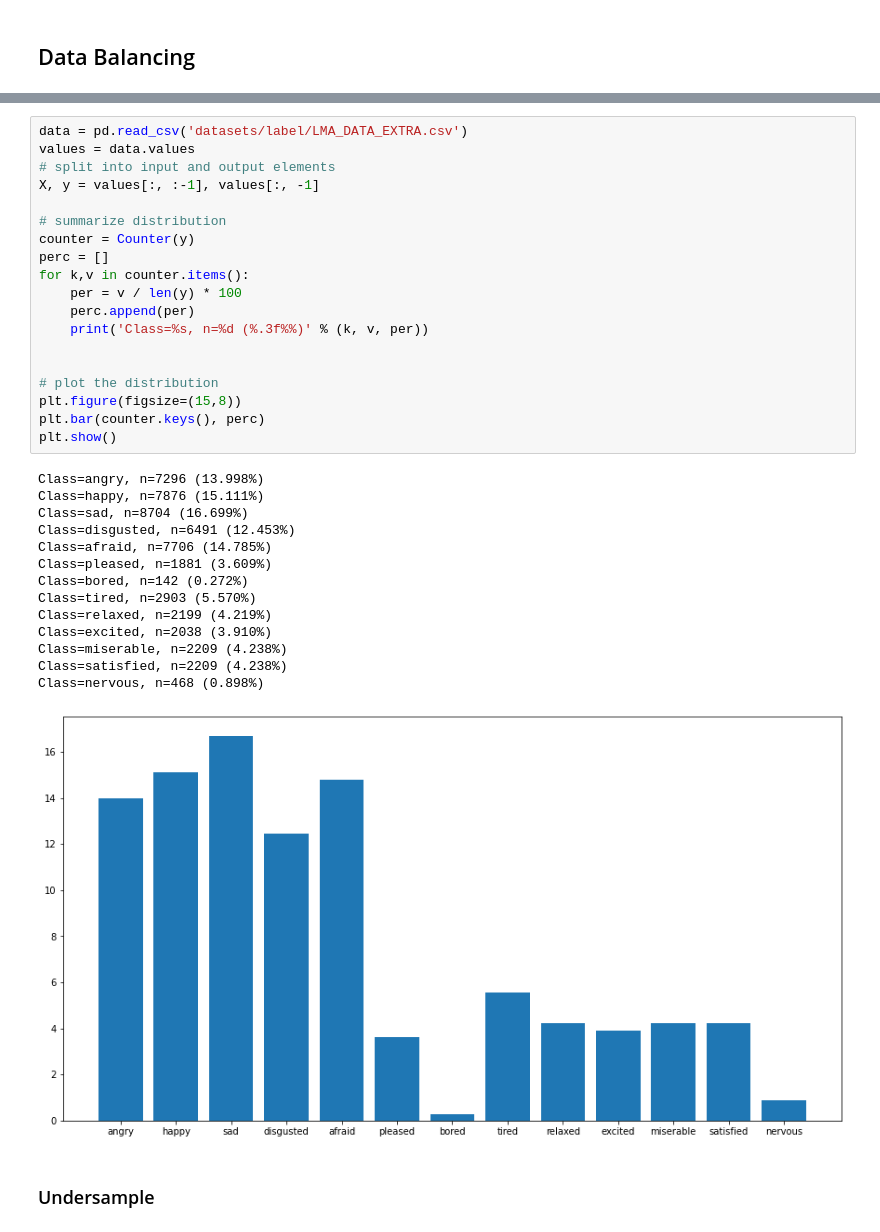
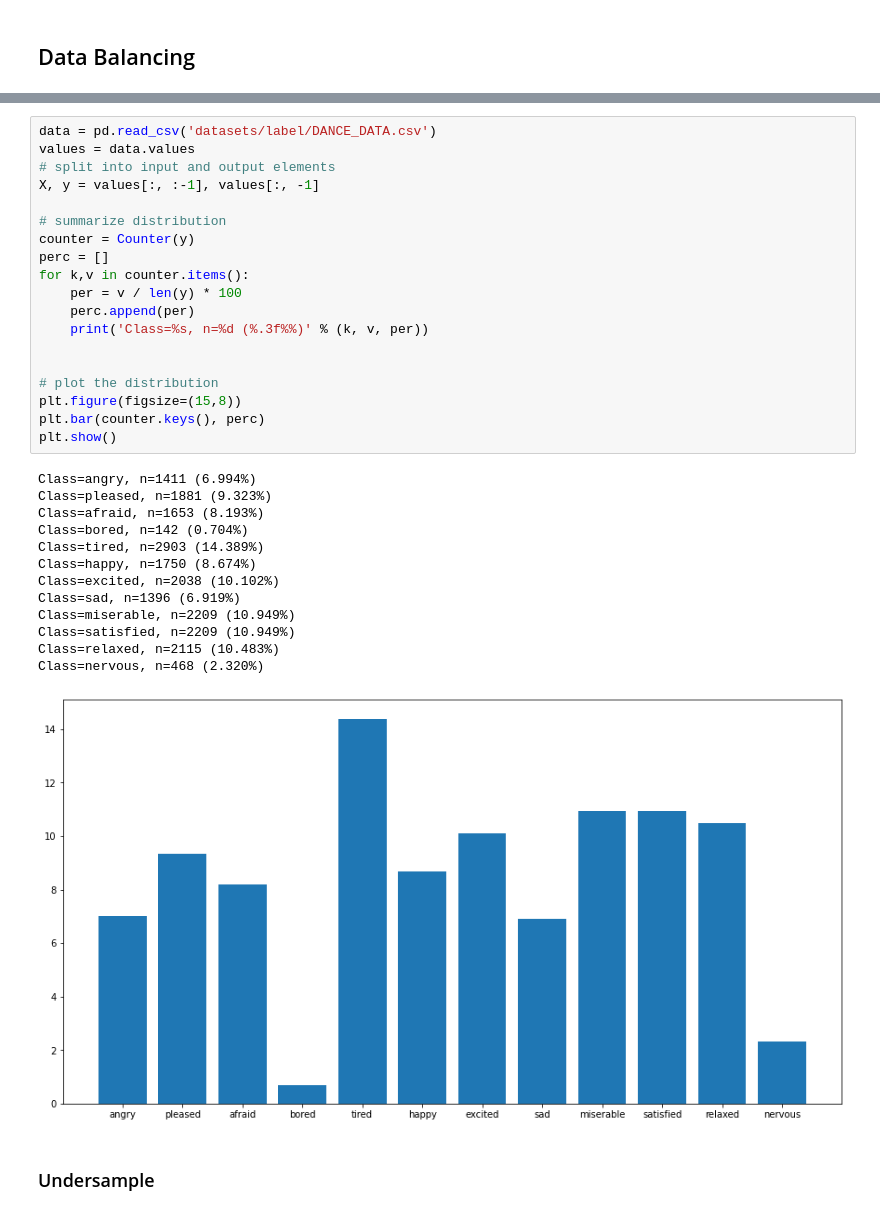
Before and after one commit to HerouFenix/Emotionally-Expressive-Motion-Controller-for-Virtual-Characters, a Jupyter notebook: emotion_classifier/model_training/data_preparation.ipynb, the cells around one changed output, grey strips where cells are left out. Drawn from its saved outputs; the diff is of its cells as text.

Commit message:
new datasets

```diff
--- a/emotion_classifier/model_training/data_preparation.ipynb
+++ b/emotion_classifier/model_training/data_preparation.ipynb
@@ -181,37 +186,36 @@ Proportion: 0.02 : 1.0
 # %%
-data = pd.read_csv('datasets/label/LMA_DATA_EXTRA.csv')
+data = pd.read_csv('datasets/label/DANCE_DATA.csv')
 values = data.values
 # split into input and output elements
 X, y = values[:, :-1], values[:, -1]
 
 # summarize distribution
 counter = Counter(y)
 perc = []
 for k,v in counter.items():
     per = v / len(y) * 100
     perc.append(per)
     print('Class=%s, n=%d (%.3f%%)' % (k, v, per))
 
 
 # plot the distribution
 plt.figure(figsize=(15,8))
 plt.bar(counter.keys(), perc)
 plt.show()
 # %% [output]
-Class=angry, n=7296 (13.998%)
-Class=happy, n=7876 (15.111%)
-Class=sad, n=8704 (16.699%)
-Class=disgusted, n=6491 (12.453%)
-Class=afraid, n=7706 (14.785%)
-Class=pleased, n=1881 (3.609%)
-Class=bored, n=142 (0.272%)
-Class=tired, n=2903 (5.570%)
-Class=relaxed, n=2199 (4.219%)
-Class=excited, n=2038 (3.910%)
-Class=miserable, n=2209 (4.238%)
-Class=satisfied, n=2209 (4.238%)
-Class=nervous, n=468 (0.898%)
+Class=angry, n=1411 (6.994%)
+Class=pleased, n=1881 (9.323%)
+Class=afraid, n=1653 (8.193%)
+Class=bored, n=142 (0.704%)
+Class=tired, n=2903 (14.389%)
+Class=happy, n=1750 (8.674%)
+Class=excited, n=2038 (10.102%)
+Class=sad, n=1396 (6.919%)
+Class=miserable, n=2209 (10.949%)
+Class=satisfied, n=2209 (10.949%)
+Class=relaxed, n=2115 (10.483%)
+Class=nervous, n=468 (2.320%)
-[figure, old version]
+[figure, new version]
 # %% [markdown]
 ### Undersample
 # %%
```
Also changed, not shown: parts of 24 cells of this notebook, 15 other files.
